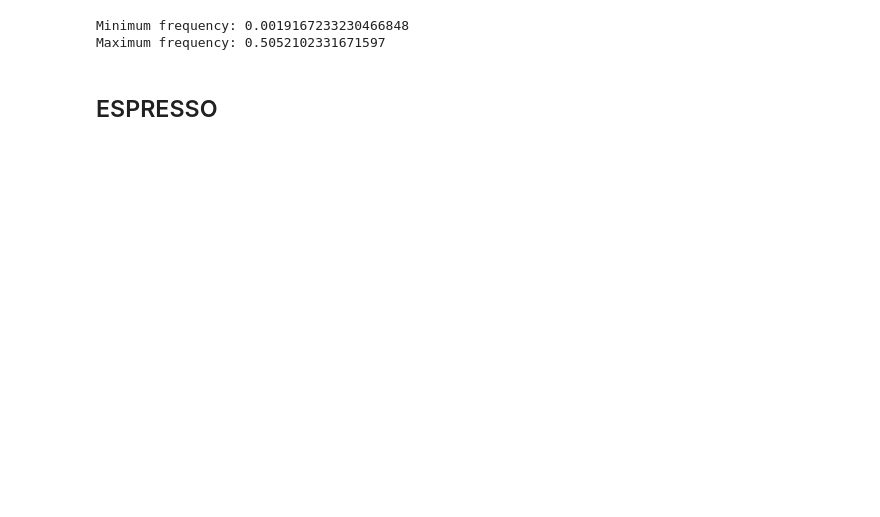
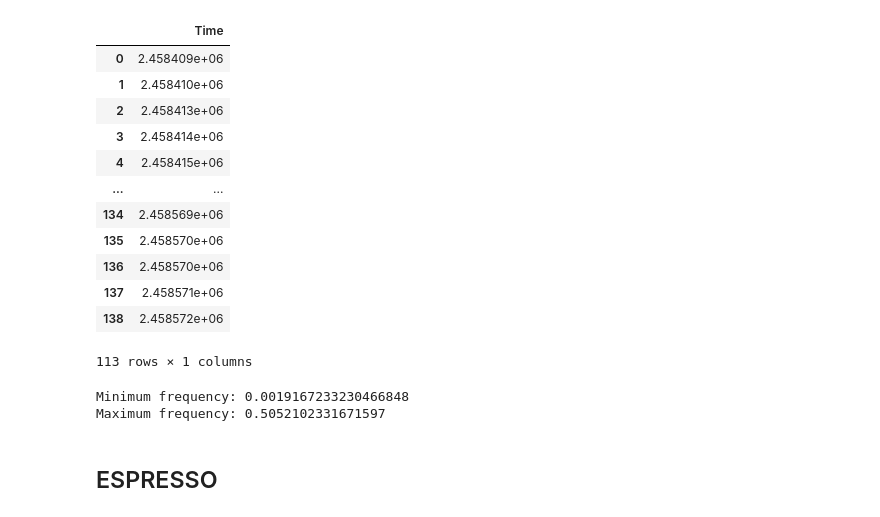
Before and after one commit to MaxTalberg/RV-detection-of-L98-59, a Jupyter notebook: src/periodogram.ipynb, the cells around one changed output. Drawn from its saved outputs; the diff is of its cells as text; code cells hidden in the pictures; blank space fills up the shorter version.

```diff
--- a/src/periodogram.ipynb
+++ b/src/periodogram.ipynb
@@ -46,3 +51,19 @@ time = np.concatenate([ESPRESSO_times, HARPS_times])
+# %%
+cleaned_times
+# %% [output]
+|  | Time |
+| 0 | 2.458409e+06 |
+| 1 | 2.458410e+06 |
+| 2 | 2.458413e+06 |
+| 3 | 2.458414e+06 |
+| 4 | 2.458415e+06 |
+| ... | ... |
+| 134 | 2.458569e+06 |
+| 135 | 2.458570e+06 |
+| 136 | 2.458570e+06 |
+| 137 | 2.458571e+06 |
+| 138 | 2.458572e+06 |
+113 rows × 1 columns
 # %%
 min_frequency = 1 / (time.max() - time.min())  # Longest period
 max_frequency = 1 / (2 * np.median(np.diff(time)))  # Nyquist frequency
```
Also changed, not shown: parts of 12 cells of this notebook, 27 other files.
